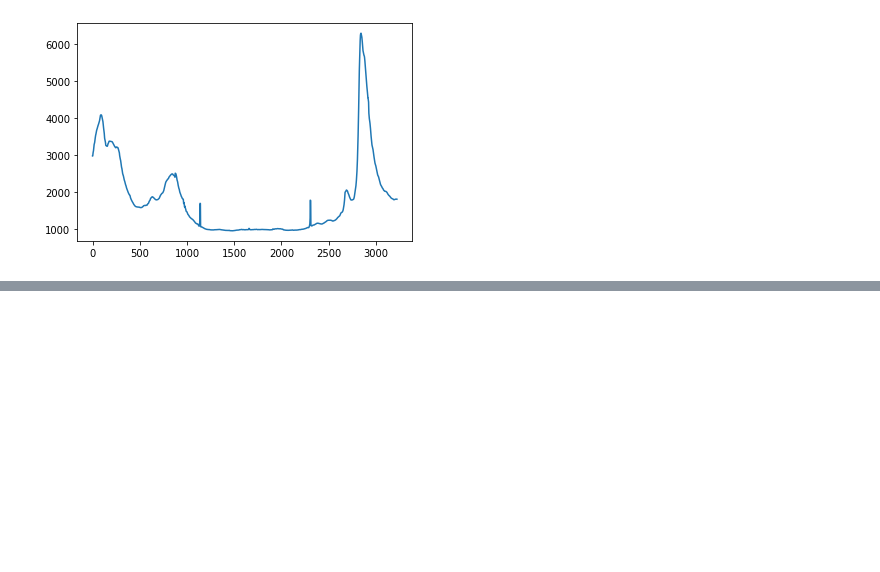
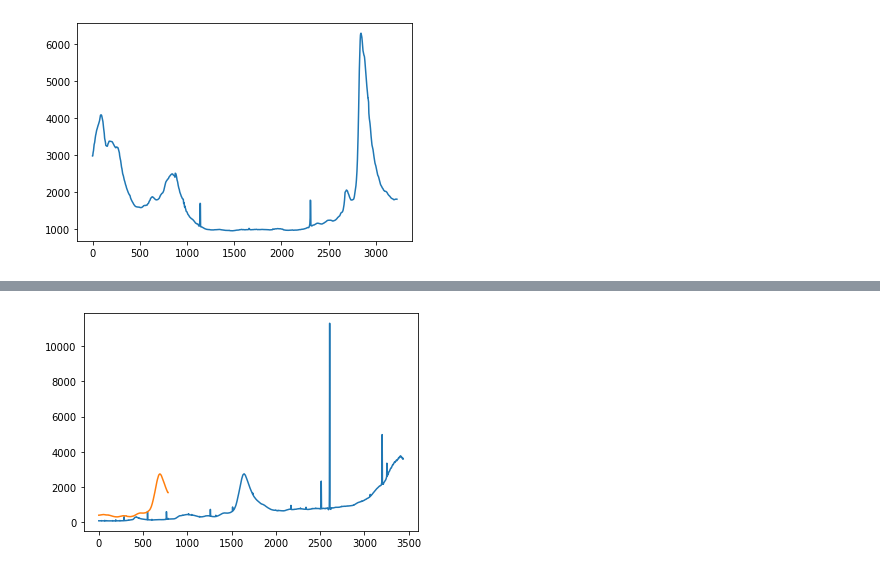
Before and after one commit to sidiso/surfh, a Jupyter notebook: notebooks/nmf_orion.ipynb, the cells around one changed output, grey strips where cells are left out. Saved outputs shown, nothing was run; the diff lists cells and outputs as text; code cells hidden in the pictures; blank space fills up the shorter version.

```diff
--- a/notebooks/nmf_orion.ipynb
+++ b/notebooks/nmf_orion.ipynb
@@ -72,0 +73,20 @@ plt.legend()
+# %%
+hdul = fits.open('/home/nmonnier/Data/JWST/Orion_bar/Scan/ChannelCube_ch1-shortmediumlong_s3d.fits')
+data_cube = hdul[1].data
+
+# replace Nan with 0
+data_cube[np.isnan(data_cube)] = 0
+data_cube[data_cube<0] = 0
+
+
+data_filtered = ndimage.median_filter(data_cube[950:1733], size=13, axes=[0])
+
+
+# Range of components to test
+component_range = range(1, 12)  # Adjust based on how many tests you want to run
+plt.plot(np.mean(data_cube, axis=(1,2)))
+plt.plot(np.mean(data_filtered, axis=(1,2)))
+
+data = rearrange(data_filtered.copy(), 'L I J -> (I J) L') # from spectro data
+# %% [output]
+[figure, added]
```
Also changed, not shown: parts of 9 cells of this notebook, 1 other file.
